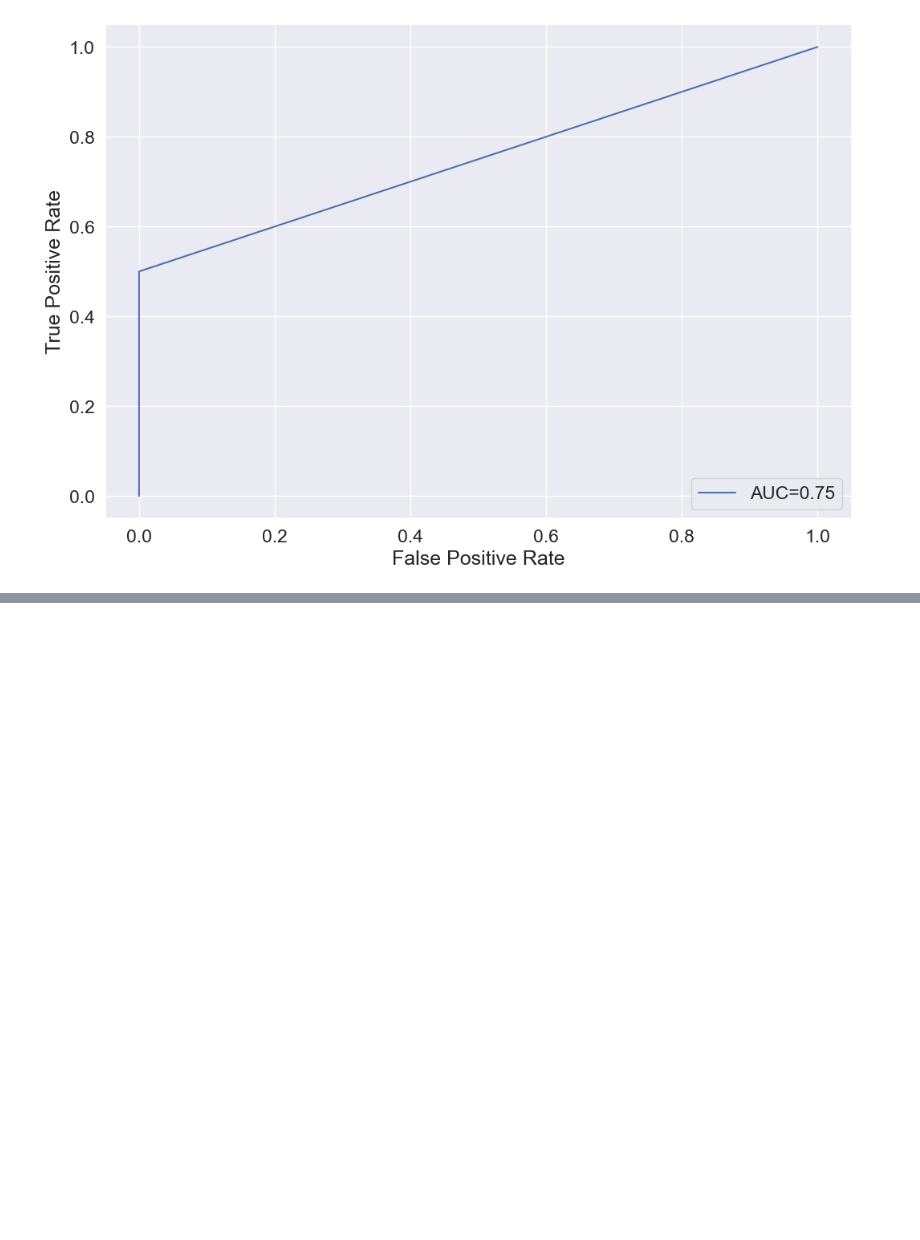
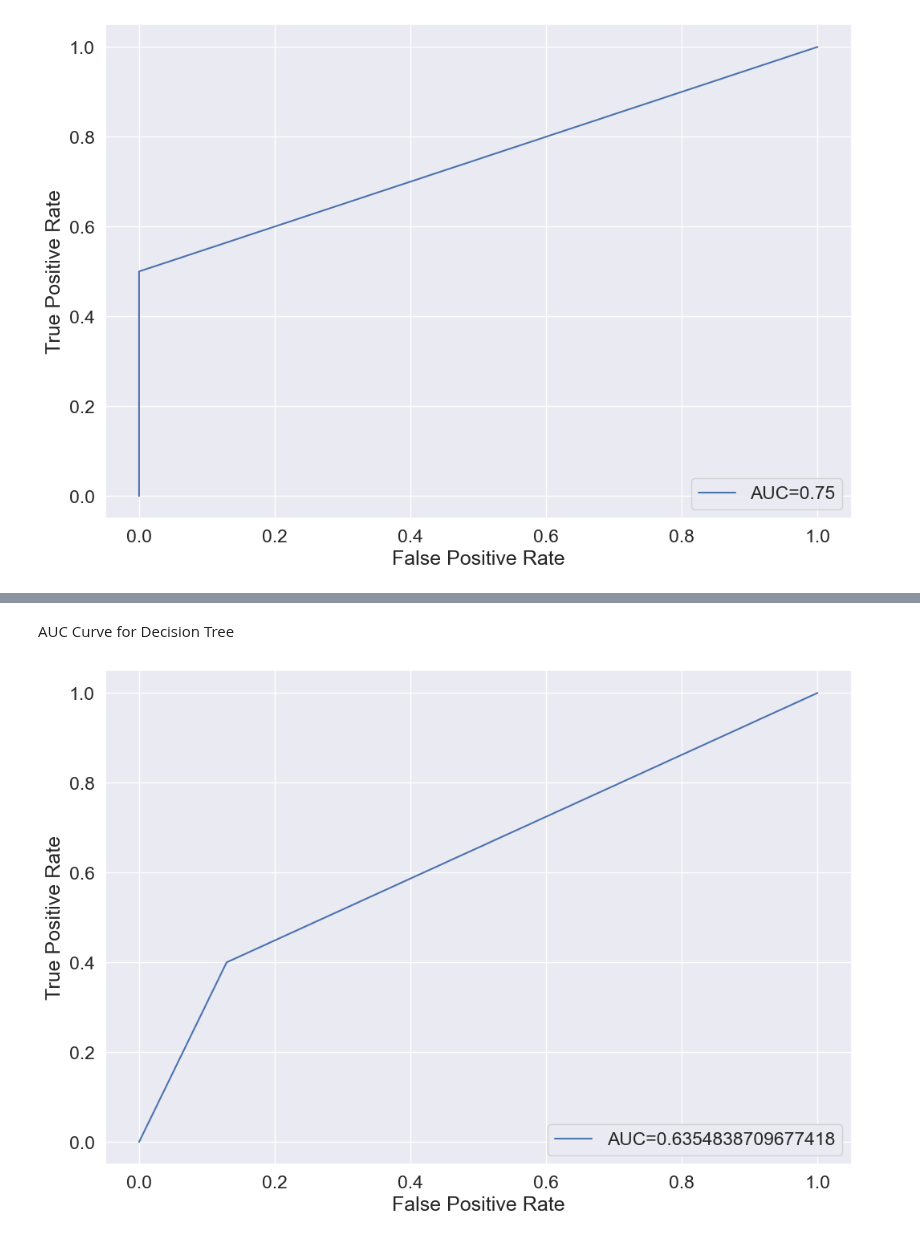
Before and after one commit to n8fury/MVP_Predictor-T20_Mens_Worldcup_2022, a Jupyter notebook: Notebooks/models.ipynb, the cells around one changed output, grey strips where cells are left out. Drawn from its saved outputs; the diff is of its cells as text; code cells hidden in the pictures; blank space fills up the shorter version.

```diff
--- a/Notebooks/models.ipynb
+++ b/Notebooks/models.ipynb
@@ -317,0 +380,21 @@ plt.show()
+# %% [markdown]
+AUC Curve for Decision Tree
+# %%
+from sklearn.tree import DecisionTreeClassifier
+dtree = DecisionTreeClassifier(max_depth=5, random_state=10)
+dtree.fit(x_train_scaled,y_train)
+
+y_pred_dt=dtree.predict(x_test_scaled)
+
+auc = metrics.roc_auc_score(y_test, y_pred_dt)
+
+fpr, tpr, _ = metrics.roc_curve(y_test,  y_pred_dt)
+
+plt.figure(figsize=(12,8))
+plt.plot(fpr,tpr,label="AUC="+str(auc))
+plt.ylabel('True Positive Rate')
+plt.xlabel('False Positive Rate')
+plt.legend(loc=4)
+plt.show()
+# %% [output]
+[figure, added]
```
Also changed, not shown: parts of 11 cells of this notebook.
